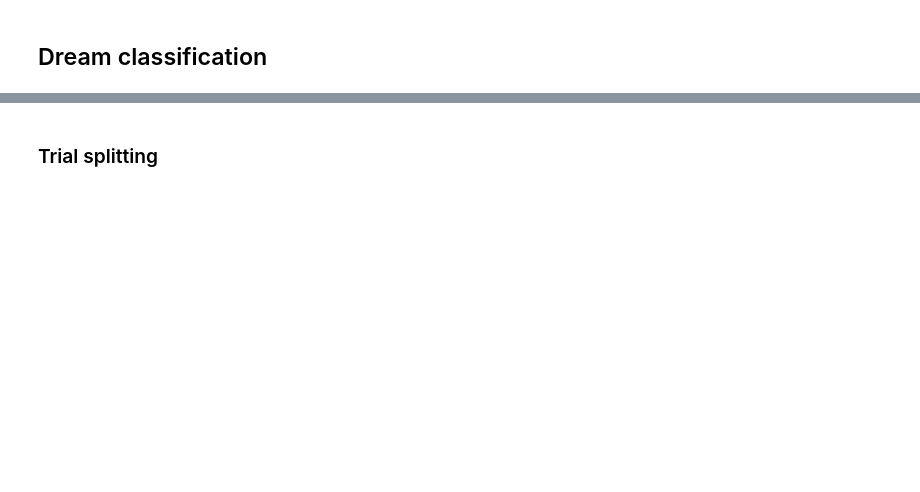
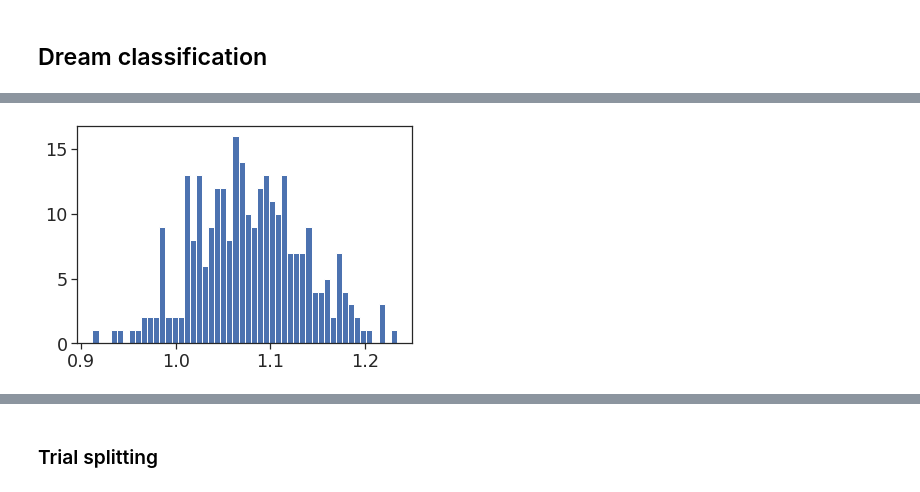
Before and after one commit to sylvainlugeon/dream-prediction, a Jupyter notebook: scripts/training/classification/classification.ipynb, the cells around one changed output, grey strips where cells are left out. Drawn from its saved outputs; the diff is of its cells as text; code cells hidden in the pictures; blank space fills up the shorter version.

```diff
--- a/scripts/training/classification/classification.ipynb
+++ b/scripts/training/classification/classification.ipynb
@@ -167,0 +179,4 @@ y.shape
+# %%
+plt.hist(x[:, 0, bins=50);
+# %% [output]
+[figure, added]
```
Also changed, not shown: parts of 58 cells of this notebook, 32 other files.
